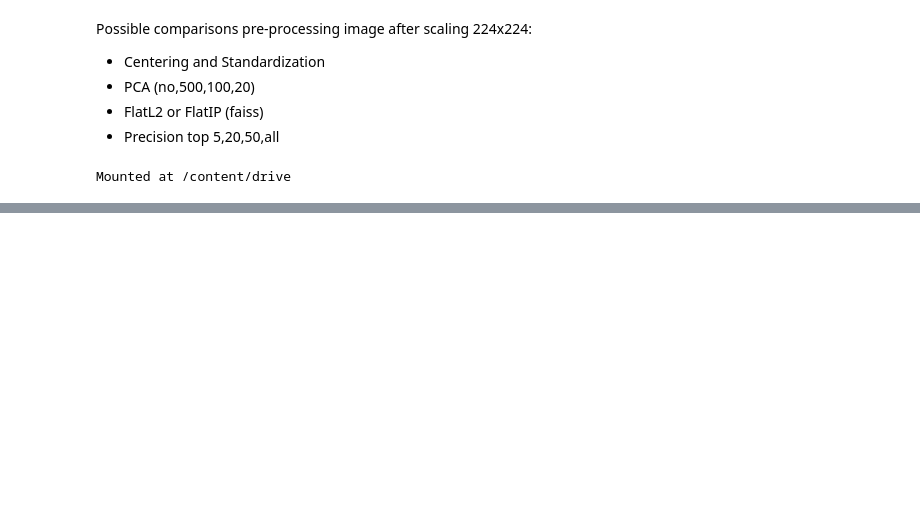
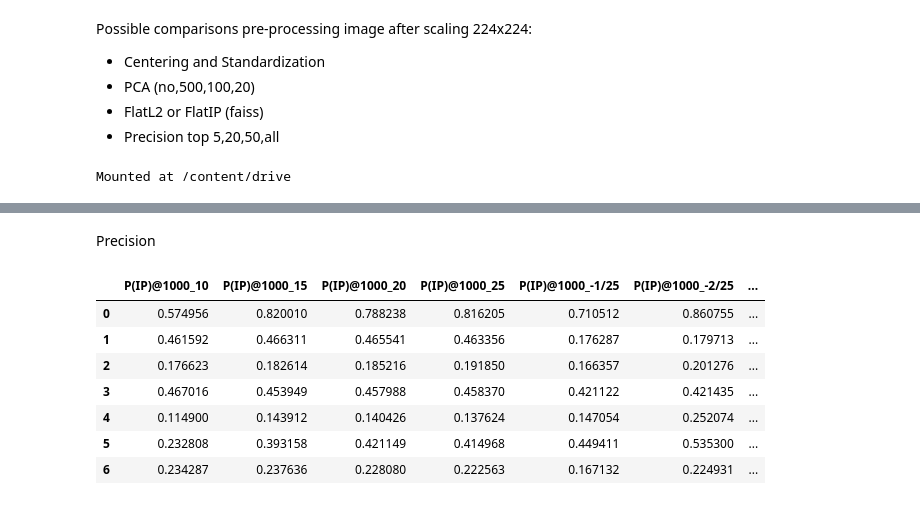
Before and after one commit to villifCoder559/VGGFaceFeatures_PCA, a Jupyter notebook: VGGFace.ipynb, the cells around one changed output, grey strips where cells are left out. Drawn from its saved outputs; the diff is of its cells as text; code cells hidden in the pictures; blank space fills up the shorter version.

```diff
--- a/VGGFace.ipynb
+++ b/VGGFace.ipynb
@@ -254,0 +302,16 @@ merged_df.drop(columns=['Faces']).style.highlight_max(color = 'green', axis = 1)
+# %% [markdown]
+Precision
+# %%
+merged_df=df_list[0]
+for i in range(1,len(df_list)):
+  merged_df=pd.merge(merged_df,df_list[i])
+merged_df.drop(columns=['Faces']).style.highlight_max(color = 'green', axis = 1).highlight_min(color = 'red', axis = 1)
+# %% [output]
+|  | P(IP)@1000_10 | P(IP)@1000_15 | P(IP)@1000_20 | P(IP)@1000_25 | P(IP)@1000_-1/25 | P(IP)@1000_-2/25 | ... |
+| 0 | 0.574956 | 0.820010 | 0.788238 | 0.816205 | 0.710512 | 0.860755 | ... |
+| 1 | 0.461592 | 0.466311 | 0.465541 | 0.463356 | 0.176287 | 0.179713 | ... |
+| 2 | 0.176623 | 0.182614 | 0.185216 | 0.191850 | 0.166357 | 0.201276 | ... |
+| 3 | 0.467016 | 0.453949 | 0.457988 | 0.458370 | 0.421122 | 0.421435 | ... |
+| 4 | 0.114900 | 0.143912 | 0.140426 | 0.137624 | 0.147054 | 0.252074 | ... |
+| 5 | 0.232808 | 0.393158 | 0.421149 | 0.414968 | 0.449411 | 0.535300 | ... |
+| 6 | 0.234287 | 0.237636 | 0.228080 | 0.222563 | 0.167132 | 0.224931 | ... |
```
Also changed, not shown: parts of 10 cells of this notebook.
